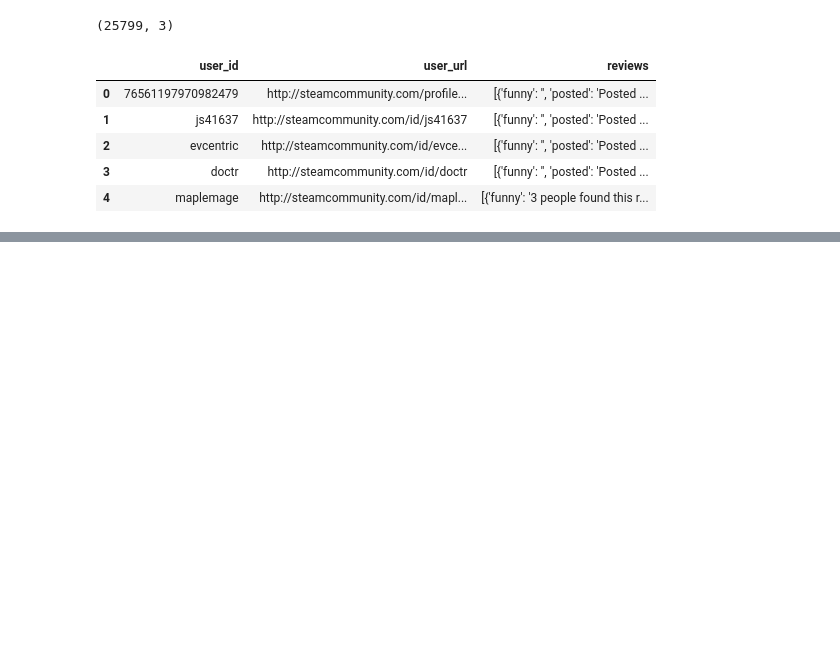
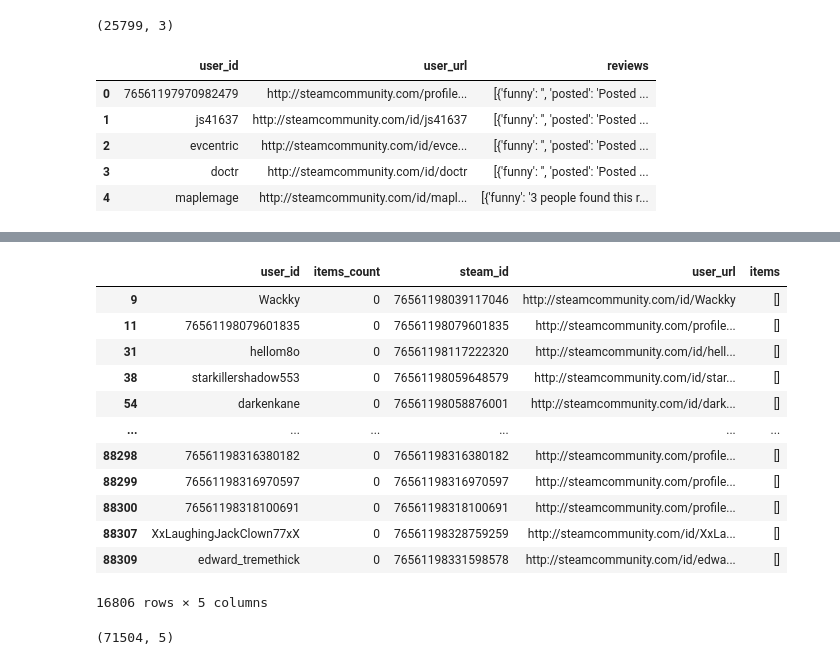
Before and after one commit to SariEliM/VideoGames-An-lisis, a Jupyter notebook: EDA Preliminar.ipynb, the cells around one changed output, grey strips where cells are left out. Cells and saved outputs as stored; diff of their text form; code cells hidden in the pictures; blank space fills up the shorter version.

```diff
--- a/EDA Preliminar.ipynb
+++ b/EDA Preliminar.ipynb
@@ -628,4 +550,0 @@ solo_items=json_normalize(df_user_items['items'].explode())
-# %%
-# Concateno las nuevas columnas al DataFrame original
-df_user_items = pd.concat([df_user_items[['user_id','steam_id']], solo_items], axis=1)
-df_user_items.head()
@@ -666,0 +750,18 @@ review         object        28   0.047191
+# %%
+#Verificamos algunos ejemplos de registros sin items
+df_user_items[df_user_items['items_count']==0]
+#Estos registros no son utilies ya que no aportan ningun dato
+# %% [output]
+|  | user_id | items_count | steam_id | user_url | items |
+| 9 | Wackky | 0 | 76561198039117046 | http://steamcommunity.com/id/Wackky | [] |
+| 11 | 76561198079601835 | 0 | 76561198079601835 | http://steamcommunity.com/profile... | [] |
+| 31 | hellom8o | 0 | 76561198117222320 | http://steamcommunity.com/id/hell... | [] |
+| 38 | starkillershadow553 | 0 | 76561198059648579 | http://steamcommunity.com/id/star... | [] |
+| 54 | darkenkane | 0 | 76561198058876001 | http://steamcommunity.com/id/dark... | [] |
+| ... | ... | ... | ... | ... | ... |
+| 88298 | 76561198316380182 | 0 | 76561198316380182 | http://steamcommunity.com/profile... | [] |
+| 88299 | 76561198316970597 | 0 | 76561198316970597 | http://steamcommunity.com/profile... | [] |
+| 88300 | 76561198318100691 | 0 | 76561198318100691 | http://steamcommunity.com/profile... | [] |
+| 88307 | XxLaughingJackClown77xX | 0 | 76561198328759259 | http://steamcommunity.com/id/XxLa... | [] |
+| 88309 | edward_tremethick | 0 | 76561198331598578 | http://steamcommunity.com/id/edwa... | [] |
+16806 rows × 5 columns
@@ -666,0 +774,4 @@ review         object        28   0.047191
+# %%
+df_user_items_depurado.shape
+# %% [output]
+(71504, 5)
```
Also changed, not shown: parts of 59 cells of this notebook, 3 other files.
